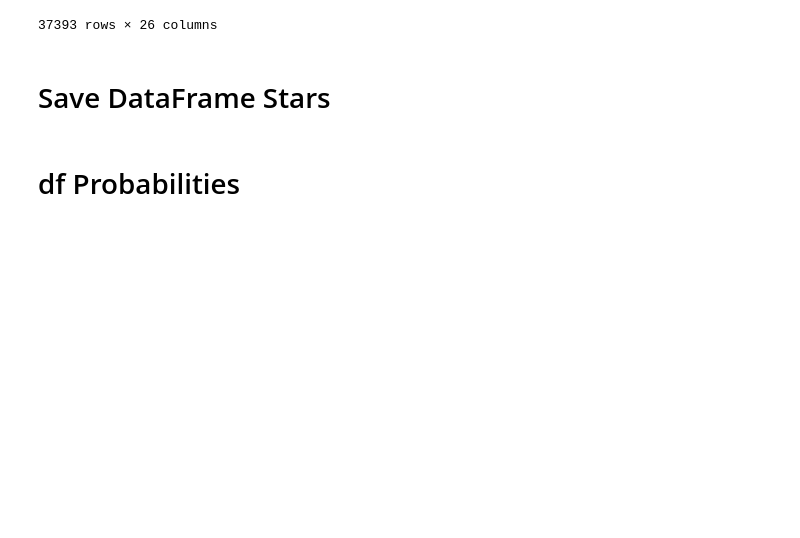
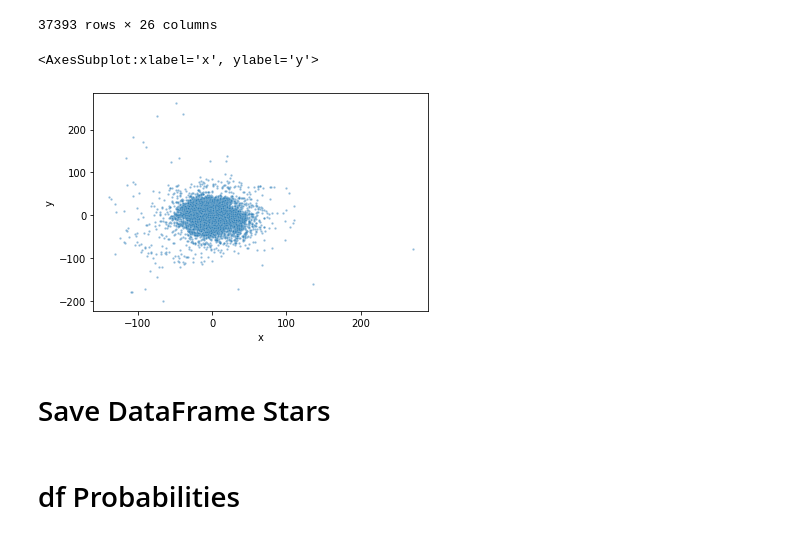
Before and after one commit to antotaverna/gchop_paper, a Jupyter notebook: df_stars.ipynb, the cells around one changed output. Drawn from its saved outputs; the diff is of its cells as text; code cells hidden in the pictures; blank space fills up the shorter version.

```diff
--- a/df_stars.ipynb
+++ b/df_stars.ipynb
@@ -271,6 +329,11 @@ dfs
 | 37391 | stars | 0 | 1.526682e+06 | 270.481924 | -80.307674 | 15.246717 | -89.287180 | -51.203767 | -23.223115 | 0.0 | ... | ... |
 | 37392 | stars | 0 | 1.356703e+06 | 13.604771 | -8.791025 | 3.338073 | 165.167959 | 380.822517 | -156.625529 | 0.0 | ... | ... |
 37393 rows × 26 columns
+# %%
+gal.plot.scatter("x","y", alpha=.5, s=5, ptypes=['stars'])
+# %% [output]
+<AxesSubplot:xlabel='x', ylabel='y'>
+[figure, added]
 # %% [markdown]
 # Save DataFrame Stars
 # %%
```
Also changed, not shown: parts of 15 cells of this notebook.
